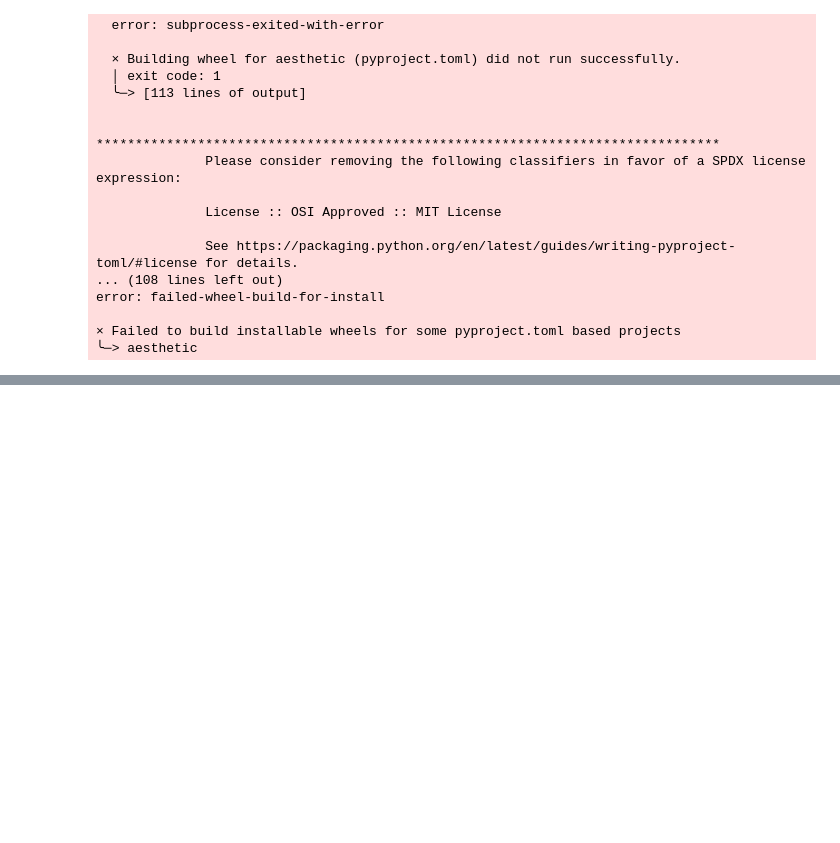
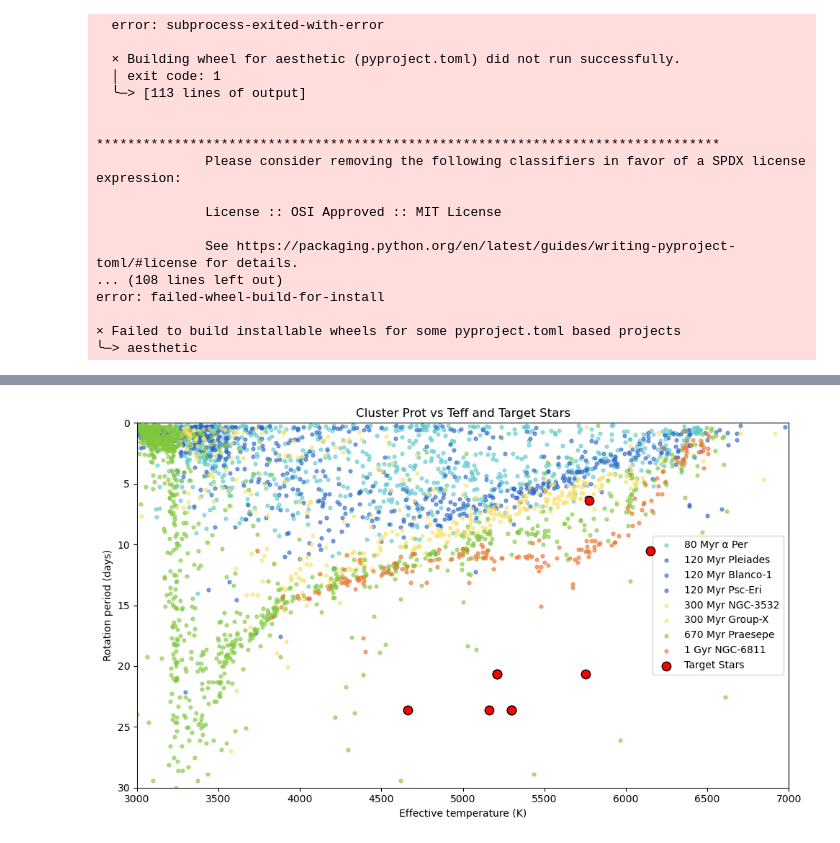
Before and after one commit to tsmith338/ASTR502_Smith, a Jupyter notebook: Ages_Determ.ipynb, the cells around one changed output, grey strips where cells are left out. Cells and saved outputs as stored; diff of their text form; code cells hidden in the pictures; blank space fills up the shorter version.

Commit message:
temp vs prot plot

```diff
--- a/Ages_Determ.ipynb
+++ b/Ages_Determ.ipynb
@@ -539,0 +491,4 @@ ModuleNotFoundError: No module named 'aesthetic'
+# %%
+_get_cluster_Prot_Teff_data
+
+clus_data = _get_cluster_Prot_Teff_data()
@@ -539,0 +527,59 @@ ModuleNotFoundError: No module named 'aesthetic'
+# %%
+# plot the reference clusters (Prot vs Teff) and overplot our targets (period vs Teff)
+reference_clusters = [
+    'α Per', 'Pleiades', 'Blanco-1', 'Psc-Eri', 'NGC-3532', 'Group-X',
+    'Praesepe', 'NGC-6811'
+]
+
+# build star dict for plotting (period, Teff)
+star_dict = {
+    results_df['target_name'].iloc[i]: {
+        'period': results_df['period'].iloc[i],
+        'Teff': results_df['Teff'].iloc[i],
+    }
+    for i in range(len(results_df))
+}
+
+plt.figure(figsize=(10, 6))
+
+# clus_data is a dict: name -> [df, color, label, zorder, marker]
+for cname in reference_clusters:
+    entry = clus_data.get(cname)
+    if not entry:
+        continue
+    df = entry[0]
+    color = entry[1] if len(entry) > 1 else None
+    label = entry[2] if len(entry) > 2 else cname
+
+    # Some cluster dataframes use different column names. find prot and teff columns heuristically.
+    if df is None or not hasattr(df, "columns"):
+        continue
+
+    cols = df.columns
+    prot_col = next((c for c in cols if 'prot' in c.lower()), None)
+    teff_col = next((c for c in cols if 'teff' in c.lower()), None)
+
+    if prot_col is None or teff_col is None:
+        # skip if we can't find the necessary columns
+        continue
+
+    plt.scatter(df[teff_col], df[prot_col], s=12,
+                color=color if color is not None else None,
+                label=label, alpha=0.6)
+
+# overlay the target stars (period on x, Teff on y)
+x = results_df['Teff'].values
+y = results_df['period'].values
+plt.scatter(x, y, s=80, color='red', edgecolor='k', label='Target Stars', zorder=100)
+
+plt.xlabel('Effective temperature (K)')
+plt.ylabel('Rotation period (days)')
+plt.ylim(0,30)
+plt.xlim(3000, 7000)
+plt.title('Cluster Prot vs Teff and Target Stars')
+plt.legend()
+plt.gca().invert_yaxis()  # Teff convention: hotter at top; comment-out if undesired
+plt.tight_layout()
+plt.show()
+# %% [output]
+[figure, added]
```
Also changed, not shown: parts of 7 cells of this notebook.
